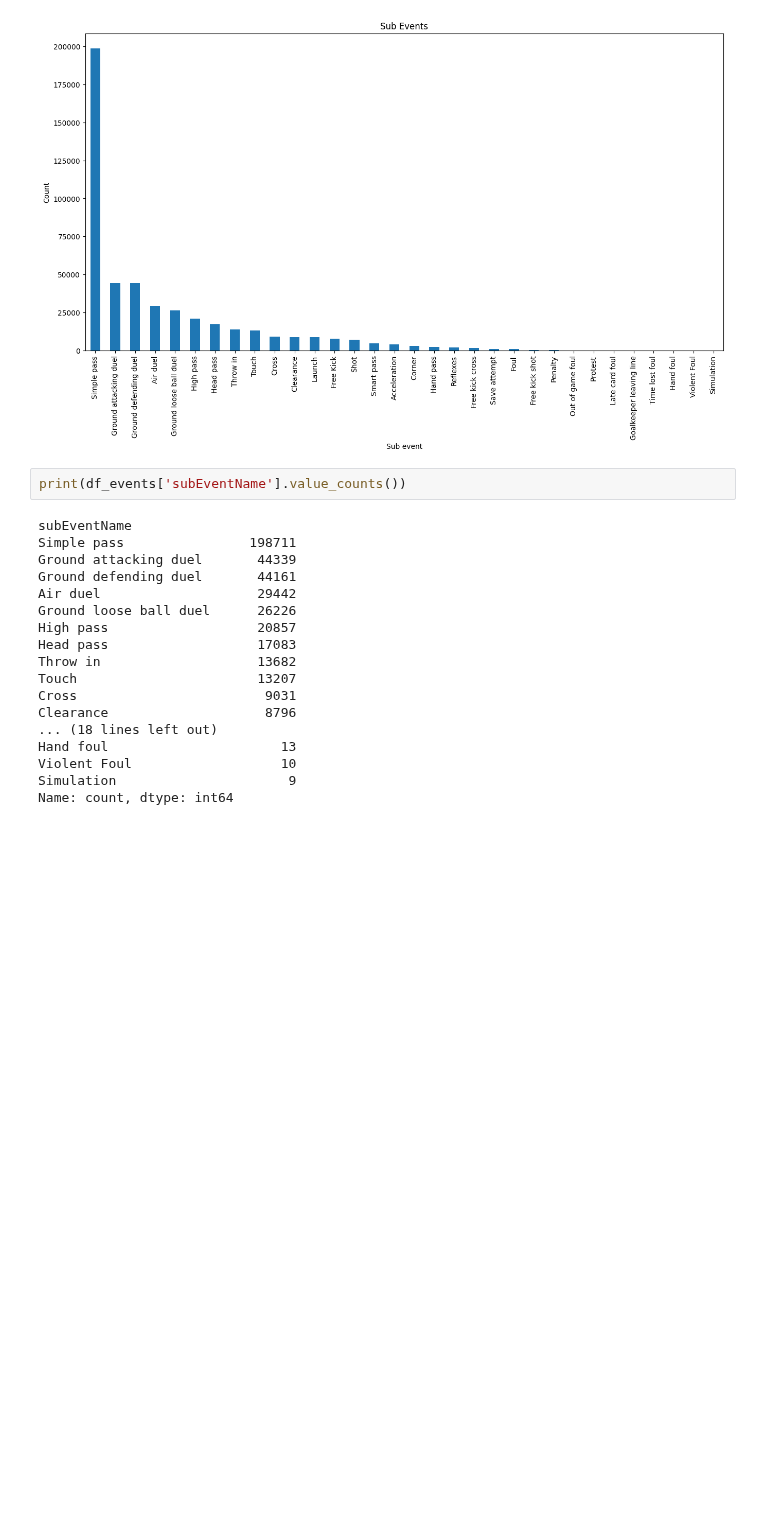
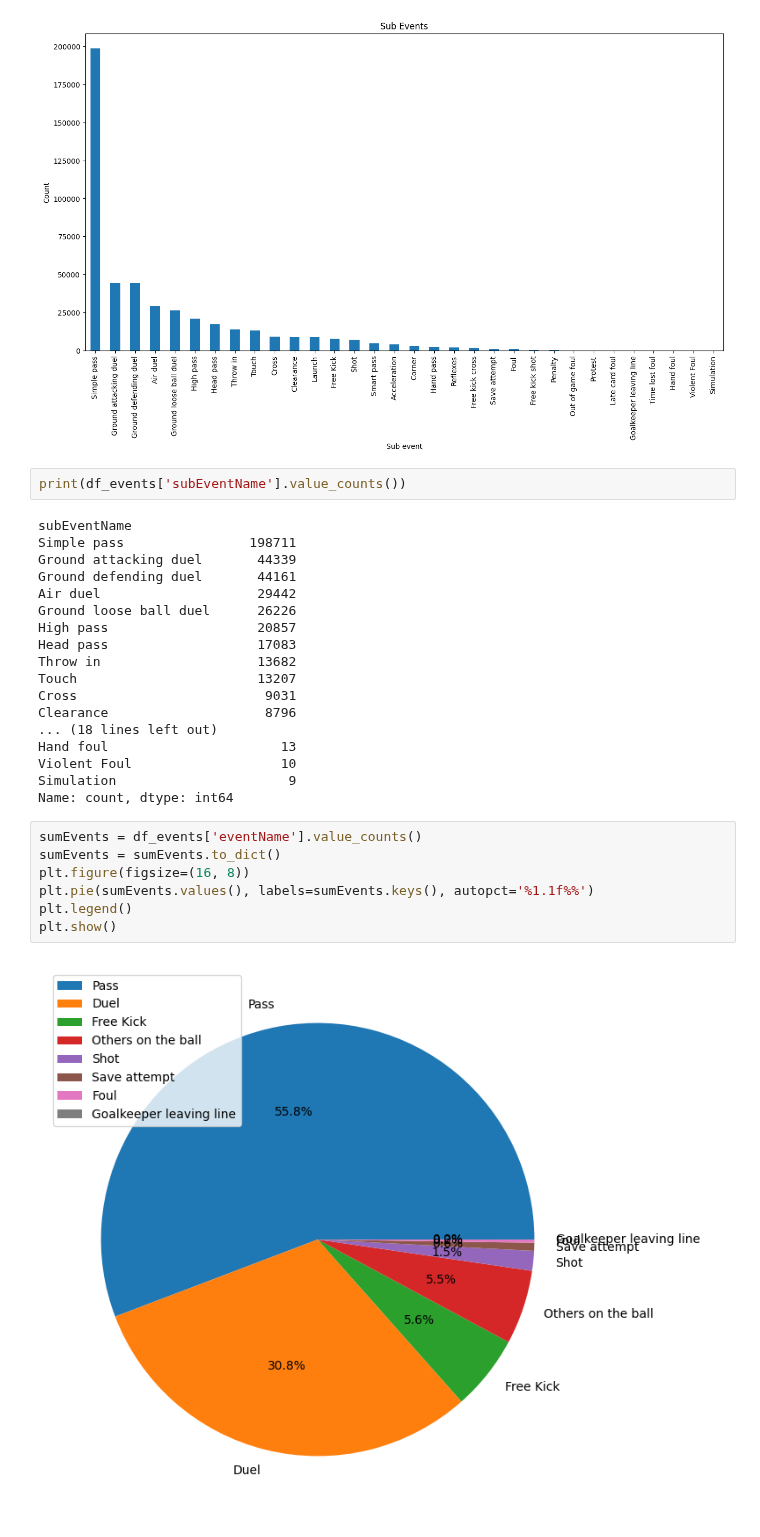
Before and after one commit to raphaelsenn/playervectors, a Jupyter notebook: events_germany_exploration.ipynb, the cells around one changed output. Saved outputs shown, nothing was run; the diff lists cells and outputs as text; blank space fills up the shorter version.

```diff
--- a/events_germany_exploration.ipynb
+++ b/events_germany_exploration.ipynb
@@ -108,3 +108,12 @@ Hand foul                      13
 Violent Foul                   10
 Simulation                      9
 Name: count, dtype: int64
+# %%
+sumEvents = df_events['eventName'].value_counts()
+sumEvents = sumEvents.to_dict()
+plt.figure(figsize=(16, 8))
+plt.pie(sumEvents.values(), labels=sumEvents.keys(), autopct='%1.1f%%')
+plt.legend()
+plt.show()
+# %% [output]
+[figure, added]
```
Also changed, not shown: 5 other files.
